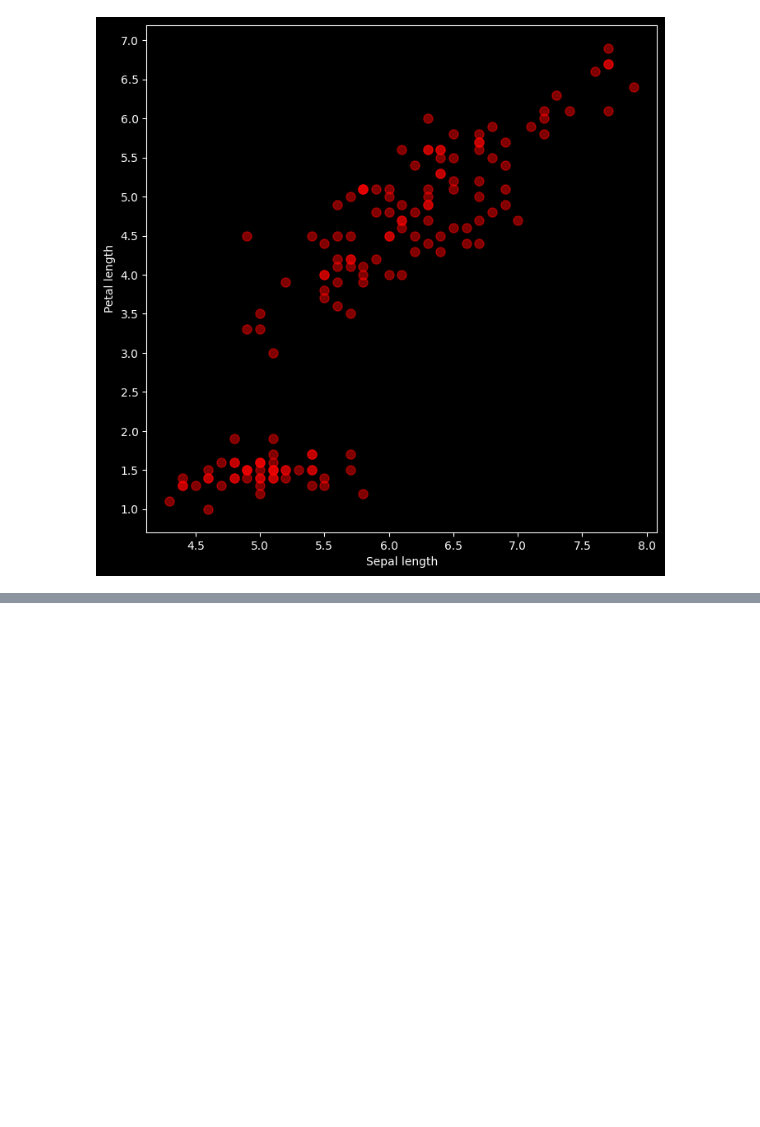
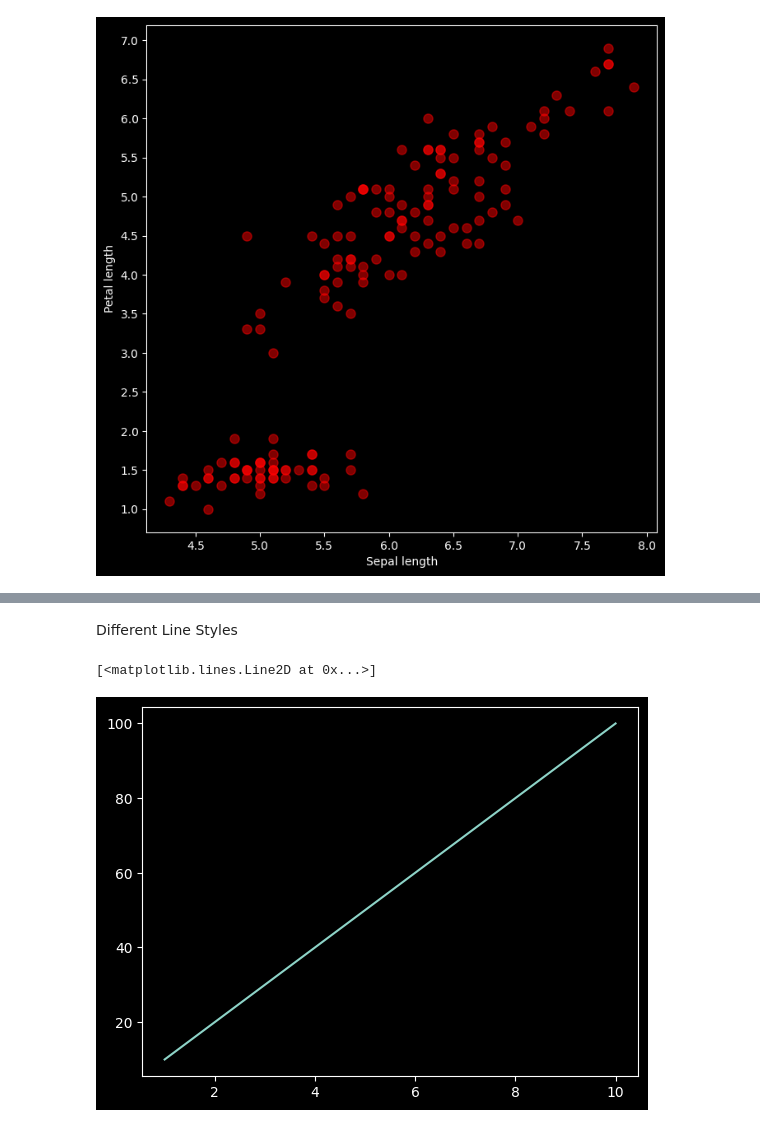
Before and after one commit to Ritika-K7/Data-Analysis-Visualisation, a Jupyter notebook: Matplotlib.ipynb, the cells around one changed output, grey strips where cells are left out. Saved outputs shown, nothing was run; the diff lists cells and outputs as text; code cells hidden in the pictures; blank space fills up the shorter version.

```diff
--- a/Matplotlib.ipynb
+++ b/Matplotlib.ipynb
@@ -142,0 +159,7 @@ plt.show()
+# %% [markdown]
+Different Line Styles
+# %%
+plt.plot(rollno,marks,linestyle='-')
+# %% [output]
+[<matplotlib.lines.Line2D at 0x...>]
+[figure, added]
```
Also changed, not shown: parts of 13 cells of this notebook.
